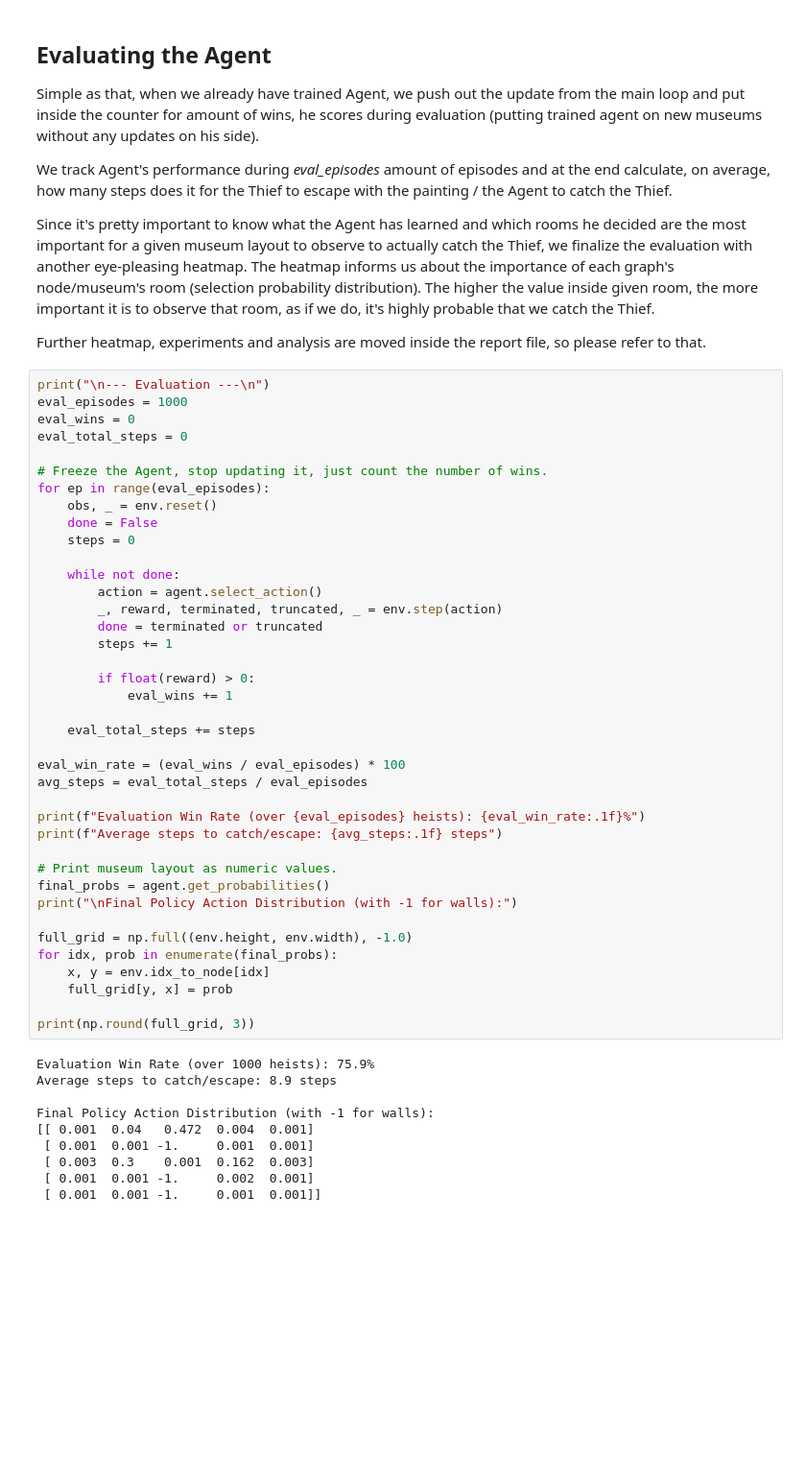
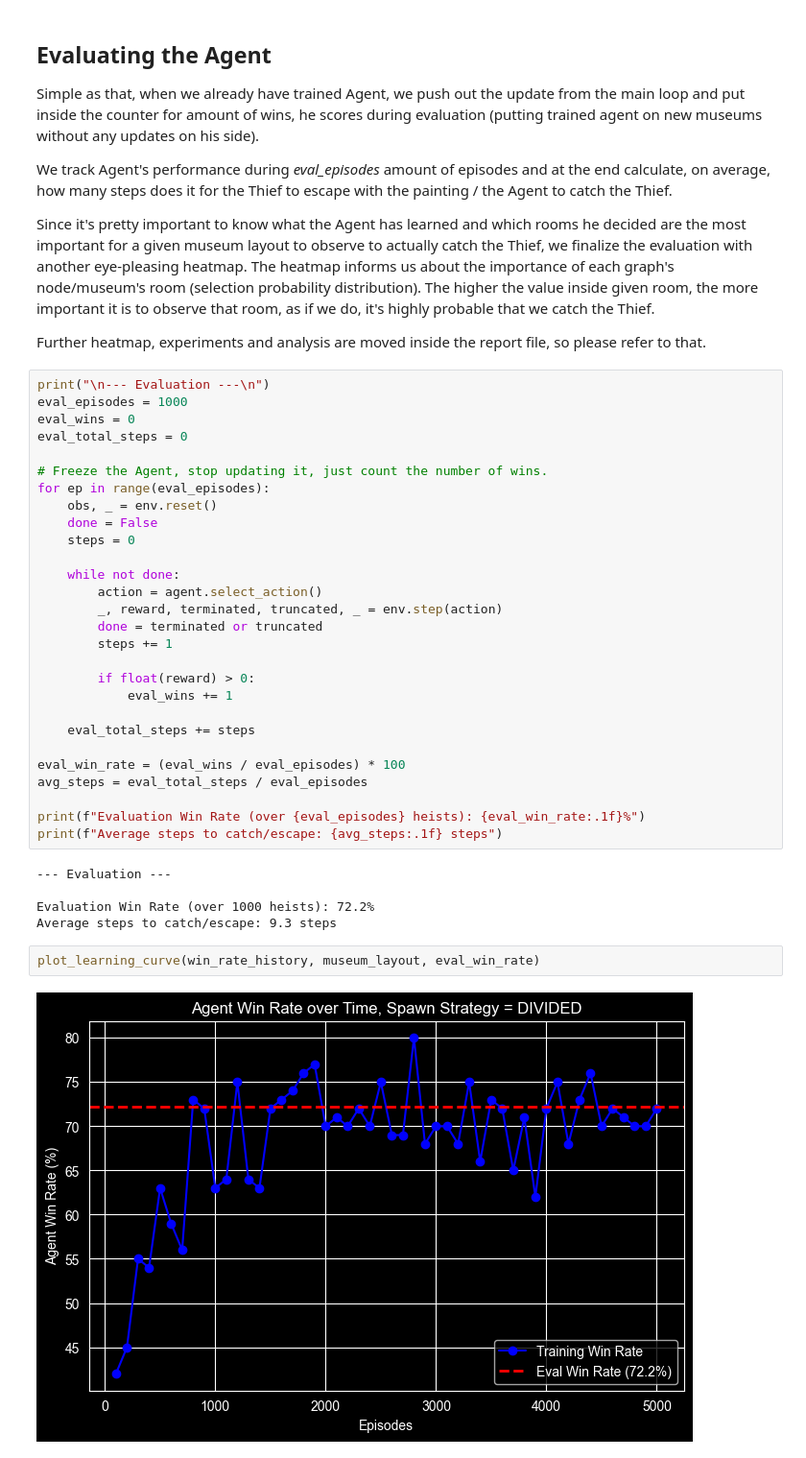
Before and after one commit to mocar27/rl-unimi, a Jupyter notebook: RL-UniMi-task-KonradMocarski.ipynb, the cells around one changed output. Shown at 96% size. Saved outputs shown, nothing was run; the diff lists cells and outputs as text; blank space fills up the shorter version.

```diff
--- a/RL-UniMi-task-KonradMocarski.ipynb
+++ b/RL-UniMi-task-KonradMocarski.ipynb
@@ -397,27 +433,15 @@ avg_steps = eval_total_steps / eval_episodes
 
 print(f"Evaluation Win Rate (over {eval_episodes} heists): {eval_win_rate:.1f}%")
 print(f"Average steps to catch/escape: {avg_steps:.1f} steps")
-
-# Print museum layout as numeric values.
-final_probs = agent.get_probabilities()
-print("\nFinal Policy Action Distribution (with -1 for walls):")
-
-full_grid = np.full((env.height, env.width), -1.0)
-for idx, prob in enumerate(final_probs):
-    x, y = env.idx_to_node[idx]
-    full_grid[y, x] = prob
-
-print(np.round(full_grid, 3))
 # %% [output]
-Evaluation Win Rate (over 1000 heists): 75.9%
-Average steps to catch/escape: 8.9 steps
+--- Evaluation ---
 
-Final Policy Action Distribution (with -1 for walls):
-[[ 0.001  0.04   0.472  0.004  0.001]
- [ 0.001  0.001 -1.     0.001  0.001]
- [ 0.003  0.3    0.001  0.162  0.003]
- [ 0.001  0.001 -1.     0.002  0.001]
- [ 0.001  0.001 -1.     0.001  0.001]]
+Evaluation Win Rate (over 1000 heists): 72.2%
+Average steps to catch/escape: 9.3 steps
+# %%
+plot_learning_curve(win_rate_history, museum_layout, eval_win_rate)
+# %% [output]
+[figure, added]
 # %%
 plot_museum_heatmap(env, agent, museum_layout)
 # %% [output]
```
Also changed, not shown: parts of 4 cells of this notebook, 3 other files.
